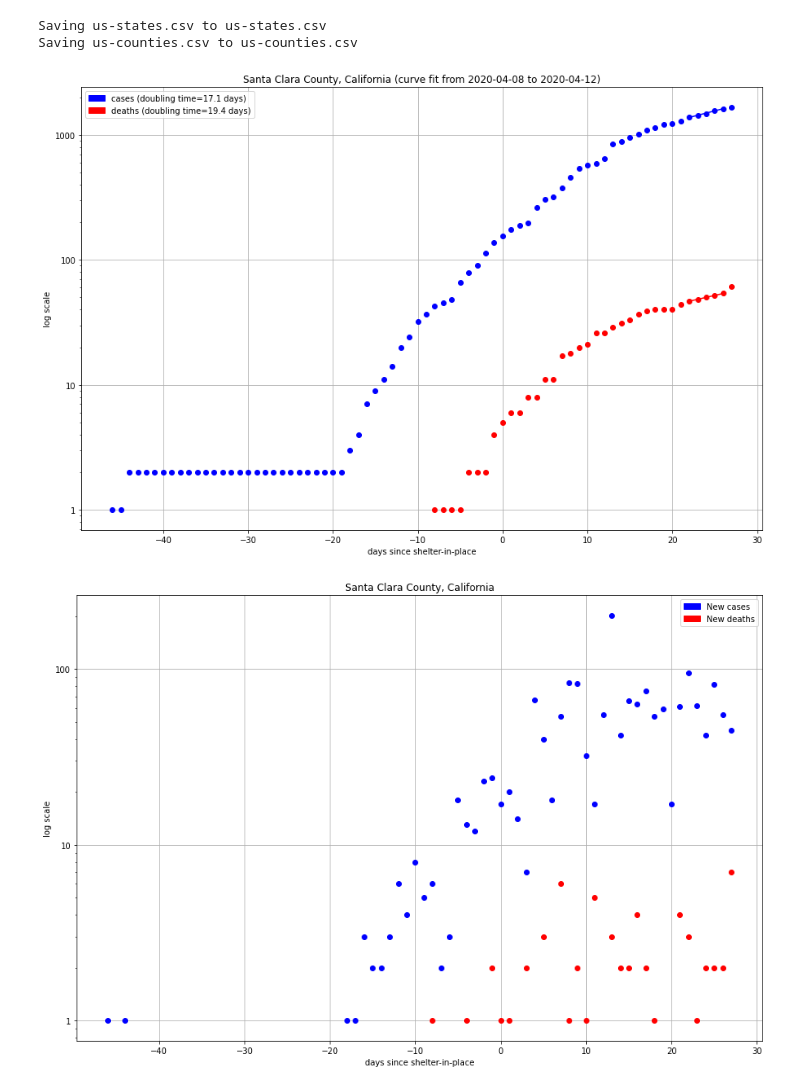
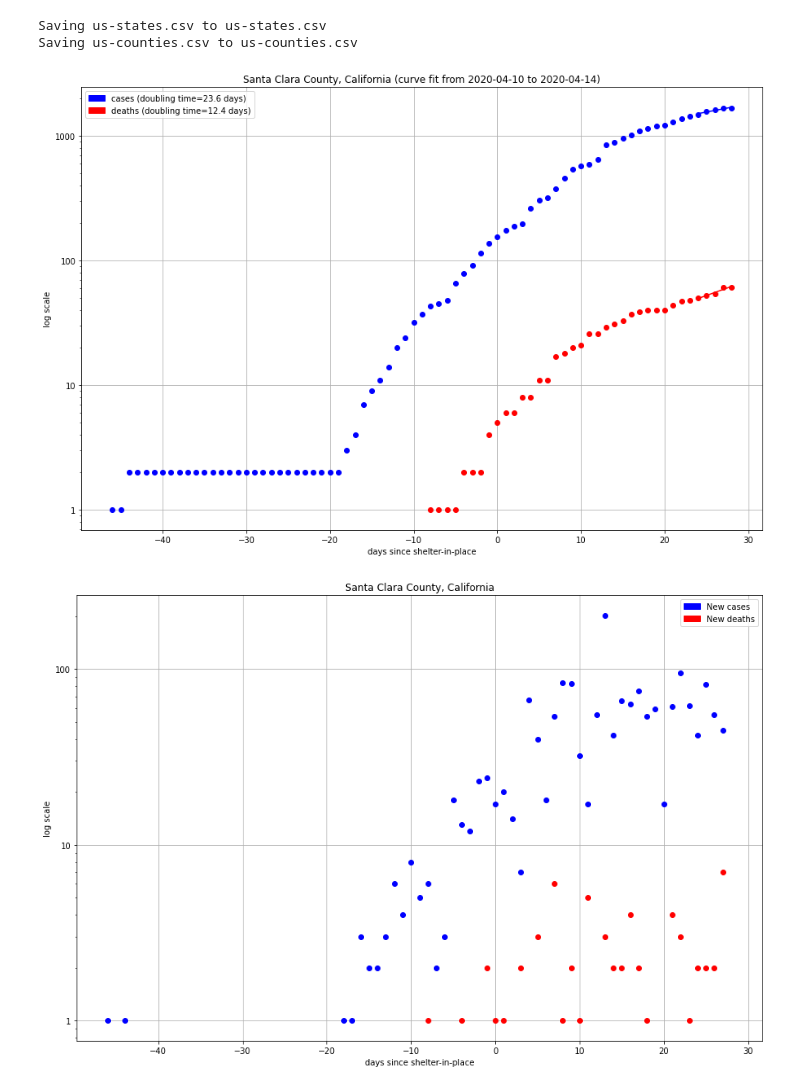
Before and after one commit to trovatore/covid, a Jupyter notebook: Covid.ipynb, the cells around one changed output. Saved outputs shown, nothing was run; the diff lists cells and outputs as text; code cells hidden in the pictures.

```diff
--- a/Covid.ipynb
+++ b/Covid.ipynb
@@ -41,7 +42,7 @@ def _do_regression(elapsed_days, data_for_place, mask, ax, color, value_name):
   ax.plot(x, np.exp(np.log(2) * y_pred), color + "-")
   return 1./lr.coef_[0][0]
 # %%
-def plot_place(data_for_place, title, lockdown_date, regression_interval=None):
+def plot_place(data_for_place, title, lockdown_date, regression_interval):
   """
   Args:
     data_for_place: DataSeries with data for the particular place.
@@ -148,13 +149,21 @@ def plot_new_versus_cumulative(data_for_place, title, lockdown_date):
   ax.legend(handles=[cases_patch, deaths_patch])
   ax.set_aspect('equal')
   plt.grid()
+# %%
+regression_num_days = 5  #@param
+# TODO:  Consider converting to strftime only when reporting to user.
+now = datetime.now(pytz.timezone("America/Los_Angeles"))
+yesterday = (now - timedelta(days=1)).strftime('%Y-%m-%d')
+start_interval = (now - timedelta(days=regression_num_days)).strftime('%Y-%m-%d')
+default_regression_interval = [start_interval, yesterday]
 # %%
-def plot_county(data, county, state, lockdown_date, regression_interval=None):
+def plot_county(data, county, state, lockdown_date,
+                regression_interval=default_regression_interval):
   fips = find_fips_for_county(data, county, state)
   data_county = data[data['fips']==fips]
   title = (
-      data_county['county'].tolist()[0] + ' County, ' +
-      data_county['state'].tolist()[0]
+      '{} County, {}'.format(data_county['county'].tolist()[0],
+                             data_county['state'].tolist()[0])
   )
   plot_place(data_county, title, lockdown_date, regression_interval)
   plot_daily_new(data_county, title, lockdown_date)
@@ -193,9 +203,9 @@ data_states = None
 if us_states_csv:
   data_states = pd.read_csv(io.StringIO(us_states_csv))
 # %%
-plot_county(data_counties, 'Santa Clara', 'California', '2020-03-17', ['2020-04-08', '2020-04-12'])
+plot_county(data_counties, 'Santa Clara', 'California', '2020-03-17')
 # %% [output]
-[figure, old version]
+[figure, new version]
-[figure, old version]
+[figure, new version]
 [figure]
 # %%
```
Also changed, not shown: parts of 6 cells of this notebook.
